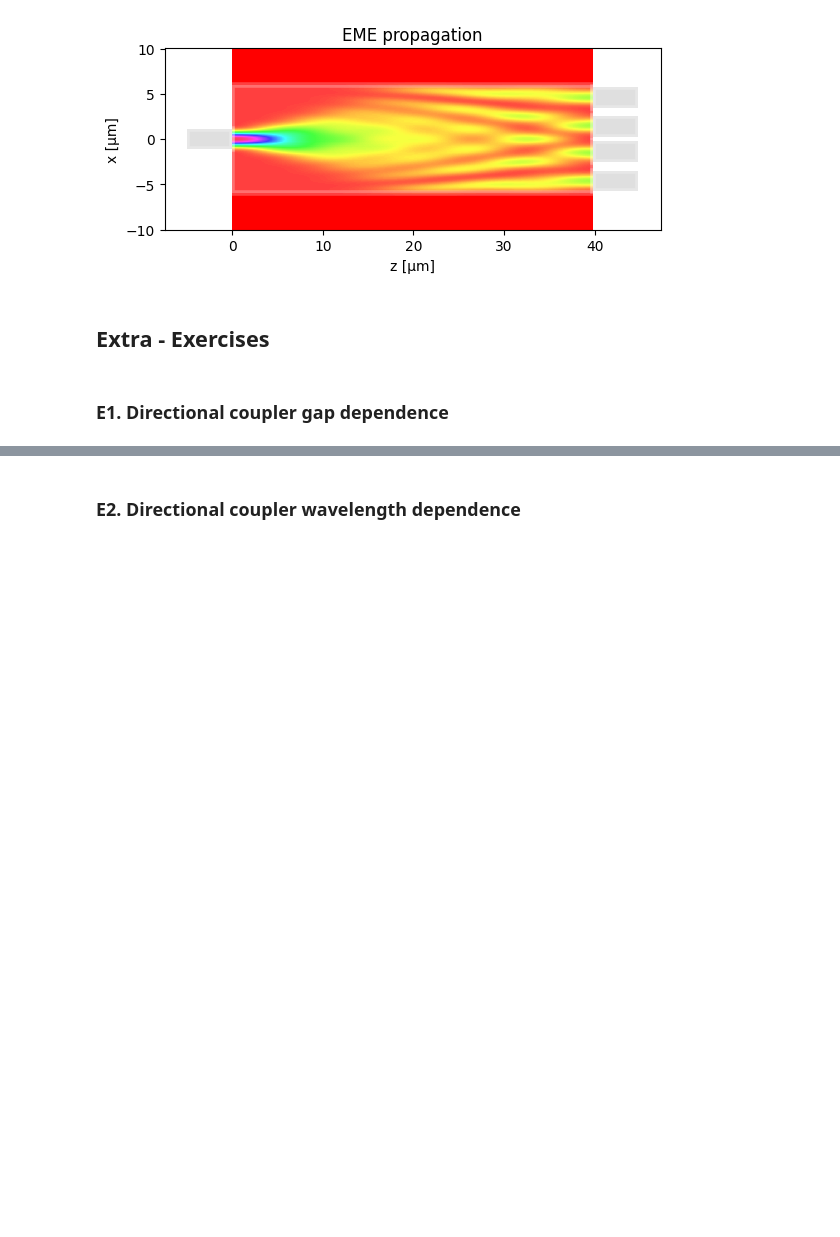
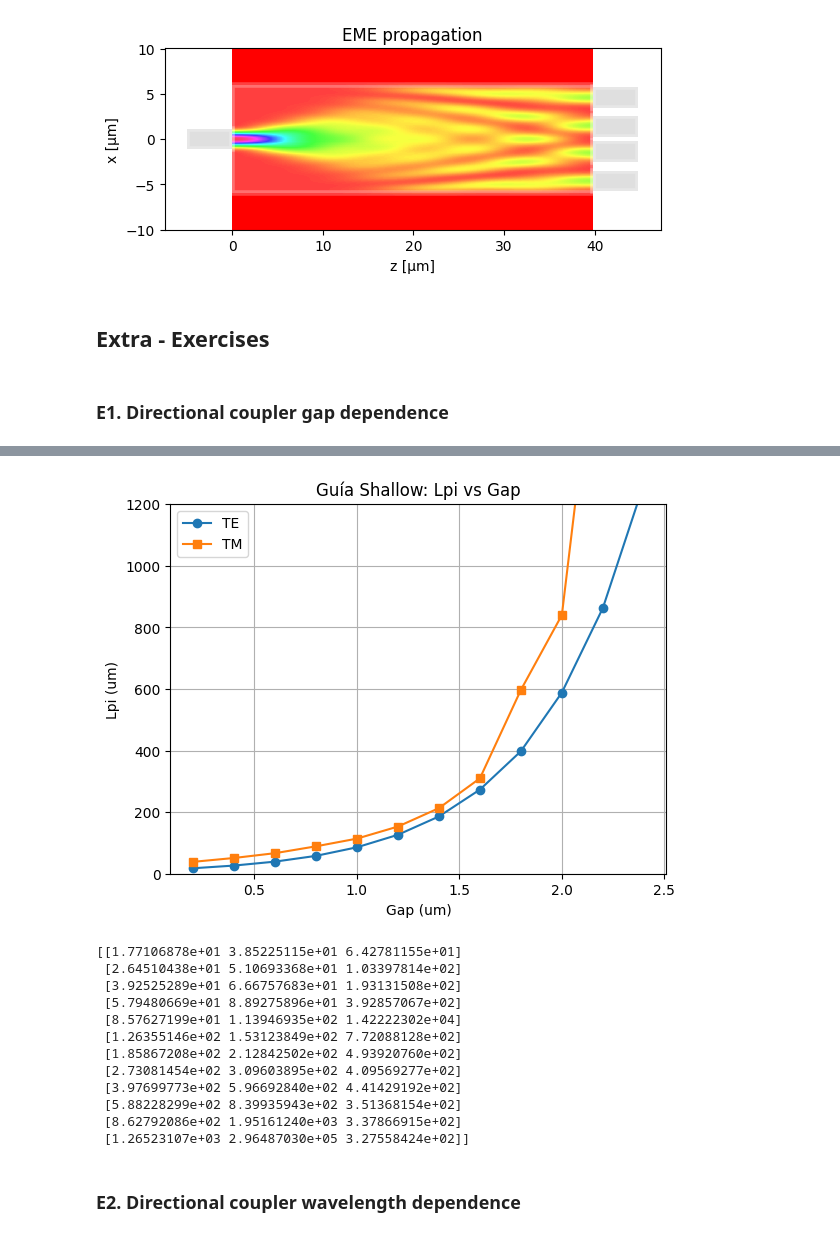
Before and after one commit to jllanoh/cifoin-lab2, a Jupyter notebook: COUPLERS_Student.ipynb, the cells around one changed output, grey strips where cells are left out. Saved outputs shown, nothing was run; the diff lists cells and outputs as text; code cells hidden in the pictures; blank space fills up the shorter version.

```diff
--- a/COUPLERS_Student.ipynb
+++ b/COUPLERS_Student.ipynb
@@ -695,14 +732,15 @@ Ratio over OUTs ['0.2475', '0.2525', '0.2526', '0.2474']
 # %% [markdown]
 ### E1. Directional coupler gap dependence
 # %%
-gap_to_simulate = 600 * nm # STUDENT. You can manually change the gap
-                            # or you can sweep the parameter using a Python for loop.
+Lpis = np.zeros(1, 10)
 
+gap_to_simulate = 0.8 * nm # STUDENT.
+lambda_c = 1.55
 deep_dcoupler_cs = gt.modes.WaveguideCoupler(
-    wavelength=wavelength, # Wavelength to simulate - Must be a vector
+    wavelength=lambda_c, # Wavelength to simulate - Must be a vector
     core_width=(1.0, 1.0), # Waveguide width
     gap=gap_to_simulate,
-    slab_thickness=0 * nm, # For shallow waveguides - Set to 0 if its a deep-etched waveguide.
+    slab_thickness=150 * nm, # For shallow waveguides - Set to 0 if its a deep-etched waveguide.
     core_material='sin', #  Material of the waveguide
     clad_material='sio2', # Surrounding material
     core_thickness=300 * nm, # Waveguide height
@@ -713,4 +751,6 @@ deep_dcoupler_cs = gt.modes.WaveguideCoupler(
     grid_resolution=20 # Parameters of the grid
 )
 
+gaps = np.arange(0.2, 2.6, 0.2)
+Lpis = gt.modes.sweep_coupling_length(deep_dcoupler_cs, gaps)
 # STUDENT. Plot goes here
@@ -717,3 +788,31 @@ deep_dcoupler_cs = gt.modes.WaveguideCoupler(
+# %%
+plt.figure()
+plt.plot(gaps, Lpis[:, 0], 'o-', label='TE')
+plt.plot(gaps, Lpis[:, 1], 's-', label='TM')
+plt.ylim([0,1200])
+plt.xlabel('Gap (um)')
+plt.ylabel('Lpi (um)')
+plt.title('Guía Shallow: Lpi vs Gap')
+plt.grid(True)
+plt.legend()
+plt.show()
+
+deep_dcoupler_cs.fraction_te
+print(Lpis)
+# %% [output]
+[figure, added]
+[[1.77106878e+01 3.85225115e+01 6.42781155e+01]
+ [2.64510438e+01 5.10693368e+01 1.03397814e+02]
+ [3.92525289e+01 6.66757683e+01 1.93131508e+02]
+ [5.79480669e+01 8.89275896e+01 3.92857067e+02]
+ [8.57627199e+01 1.13946935e+02 1.42222302e+04]
+ [1.26355146e+02 1.53123849e+02 7.72088128e+02]
+ [1.85867208e+02 2.12842502e+02 4.93920760e+02]
+ [2.73081454e+02 3.09603895e+02 4.09569277e+02]
+ [3.97699773e+02 5.96692840e+02 4.41429192e+02]
+ [5.88228299e+02 8.39935943e+02 3.51368154e+02]
+ [8.62792086e+02 1.95161240e+03 3.37866915e+02]
+ [1.26523107e+03 2.96487030e+05 3.27558424e+02]]
 # %% [markdown]
 ### E2. Directional coupler wavelength dependence
 # %%
```
Also changed, not shown: parts of 12 cells of this notebook.
